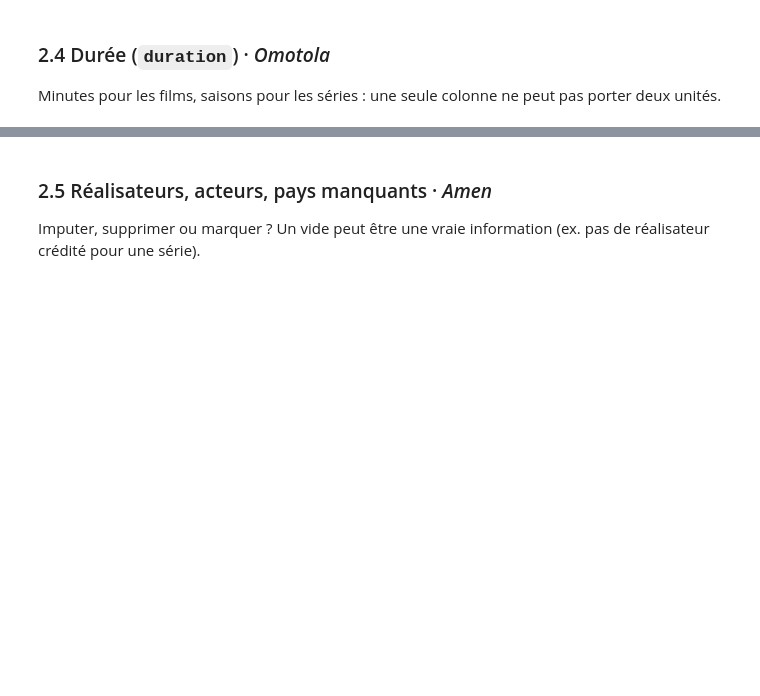
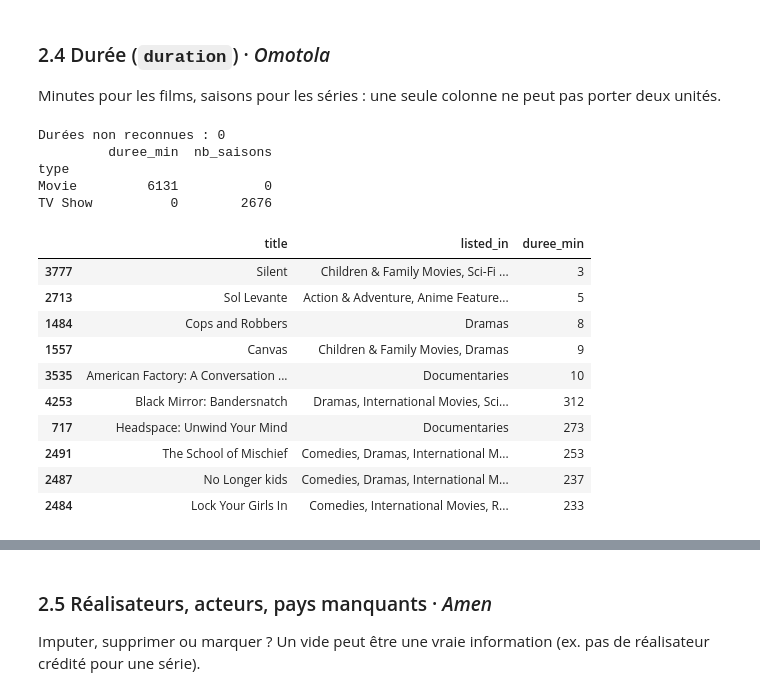
Before and after one commit to Omotolaaa7/ama-binome08-netflix, a Jupyter notebook: notebooks/nettoyage_netflix_binome08.ipynb, the cells around one changed output, grey strips where cells are left out. Cells and saved outputs as stored; diff of their text form; code cells hidden in the pictures; blank space fills up the shorter version.

```diff
--- a/notebooks/nettoyage_netflix_binome08.ipynb
+++ b/notebooks/nettoyage_netflix_binome08.ipynb
@@ -389,2 +447,17 @@ Conversion texte → date. Combien de lignes échouent à la conversion, et pour
 # %%
-# TODO
+# Les espaces du début ont déjà été retirés en 2.1, on peut convertir directement
+vides_avant = df["date_added"].isna().sum()
+
+# On donne le format des dates ("September 25, 2021") pour que pandas n'ait pas à deviner
+df["date_added"] = pd.to_datetime(df["date_added"], format="%B %d, %Y", errors="coerce")
+vides_apres = df["date_added"].isna().sum()
+
+# Avec errors="coerce" une date ratée devient vide sans message d'erreur,
+# d'où la comparaison des vides avant et après
+print("Vides avant :", vides_avant, "| après :", vides_apres, "| échecs de conversion :", vides_apres - vides_avant)
+print("Type :", df["date_added"].dtype)
+print("Période :", df["date_added"].min().date(), "à", df["date_added"].max().date())
+
+# Int64 avec un grand I = entier qui accepte les vides (sans ça on aurait 2019.0)
+df["annee_ajout"] = df["date_added"].dt.year.astype("Int64")
+df["annee_ajout"].value_counts(dropna=False).sort_index()
@@ -397,5 +493,41 @@ Conversion texte → date. Combien de lignes échouent à la conversion, et pour
 
 Minutes pour les films, saisons pour les séries : une seule colonne ne peut pas porter deux unités.
 # %%
-# TODO
+# "90 min" ou "2 Seasons" : on récupère le nombre et l'unité séparément
+parties = df["duration"].str.extract(r"^(\d+) (min|Seasons?)$")
+nombre = pd.to_numeric(parties[0]).astype("Int64")
+unite = parties[1]
+# Si un format bizarre nous avait échappé, il apparaîtrait ici
+print("Durées non reconnues :", (df["duration"].notna() & nombre.isna()).sum())
+
+df["duree_min"] = nombre.where(unite == "min")
+df["nb_saisons"] = nombre.where(unite.isin(["Season", "Seasons"]))
+
+# Contrôle : un film ne doit pas avoir de saisons, ni une série de minutes
+print(df.groupby("type")[["duree_min", "nb_saisons"]].count(), "\n")
+
+# duration ne sert plus, tout est dans les deux nouvelles colonnes.
+# NB : relancer cette cellule seule plante ensuite, il faut faire Redémarrer puis Exécuter tout
+df = df.drop(columns="duration")
+
+# 3 min et 312 min, ça nous a paru louche : on regarde de quels films il s'agit
+films = df[df["type"] == "Movie"]
+pd.concat([films.nsmallest(5, "duree_min"), films.nlargest(5, "duree_min")])[["title", "listed_in", "duree_min"]]
+# %% [output]
+Durées non reconnues : 0
+         duree_min  nb_saisons
+type
+Movie         6131           0
+TV Show          0        2676
+|  | title | listed_in | duree_min |
+| 3777 | Silent | Children & Family Movies, Sci-Fi ... | 3 |
+| 2713 | Sol Levante | Action & Adventure, Anime Feature... | 5 |
+| 1484 | Cops and Robbers | Dramas | 8 |
+| 1557 | Canvas | Children & Family Movies, Dramas | 9 |
+| 3535 | American Factory: A Conversation ... | Documentaries | 10 |
+| 4253 | Black Mirror: Bandersnatch | Dramas, International Movies, Sci... | 312 |
+| 717 | Headspace: Unwind Your Mind | Documentaries | 273 |
+| 2491 | The School of Mischief | Comedies, Dramas, International M... | 253 |
+| 2487 | No Longer kids | Comedies, Dramas, International M... | 237 |
+| 2484 | Lock Your Girls In | Comedies, International Movies, R... | 233 |
 # %% [markdown]
```
Also changed, not shown: parts of 26 cells of this notebook.
